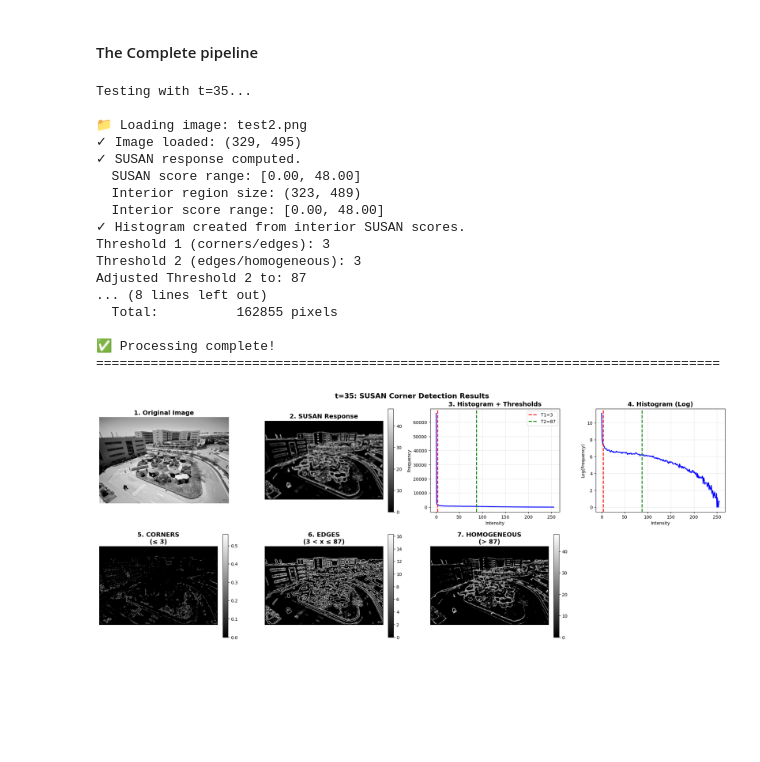
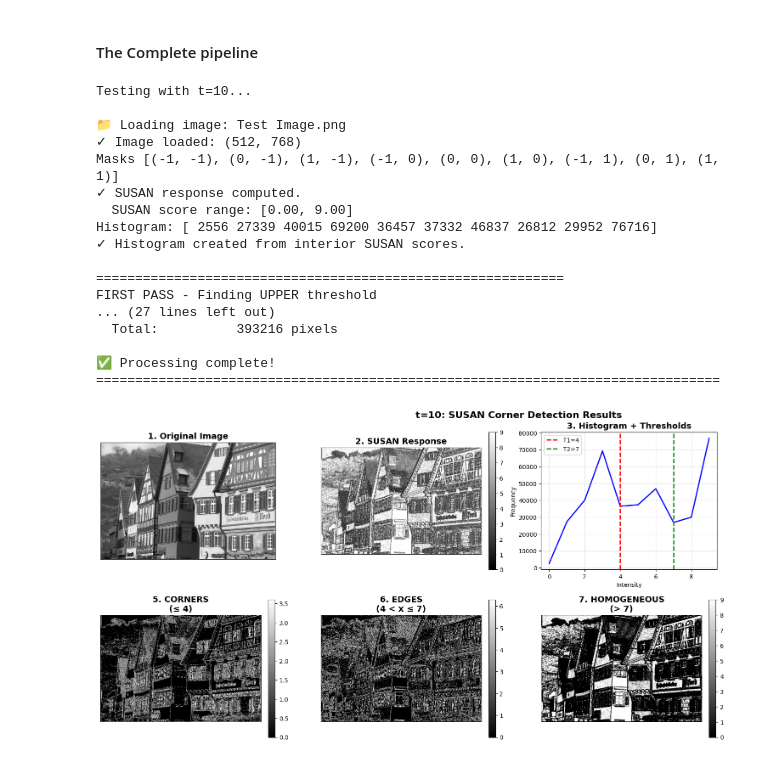
Before and after one commit to MohamedElsaeed424/Corner-and-Edge-Detector, a Jupyter notebook: cv-assignment2.ipynb, the cells around one changed output. Cells and saved outputs as stored; diff of their text form; code cells hidden in the pictures; blank space fills up the shorter version.

```diff
--- a/cv-assignment2.ipynb
+++ b/cv-assignment2.ipynb
@@ -196,6 +198,7 @@ def susan(image, t, radius=3):
     img = image.astype(np.float32)
 
     mask = circular_mask(radius)
+    print ("Masks", mask)
 
     scores = np.zeros((h, w), dtype=np.float32)
     max_score = len(mask)  # Maximum possible USAN (number of pixels in mask)
@@ -221,7 +224,8 @@ def susan(image, t, radius=3):
                 usan_size += c_m
 
             # Invert: small USAN (corners) -> high score (bright)
-            scores[y, x] = max_score - usan_size
+            # scores[y, x] = max_score - usan_size
+            scores[y, x] = usan_size
 
     return scores
 # %% [markdown]
@@ -329,9 +335,9 @@ def GetThreshold(histogram, hull_values):
     """
     differences = hull_values - histogram
 
-    threshold = manual_argmax(differences)
+    threshold_idx = manual_argmax(differences)
 
-    return int(threshold)
+    return int(threshold_idx)
 # %%
 def ApplyThresh(histogram, threshold):
     """
@@ -470,14 +495,14 @@ def plot_comprehensive_results(original, susan_response, histogram,
     plt.legend()
     plt.grid(True, alpha=0.3)
 
-    plt.subplot(3, 4, 4)
-    plt.plot(x, np.log1p(histogram), 'b-', linewidth=2)
-    plt.axvline(t1, color='r', linestyle='--', linewidth=2)
-    plt.axvline(t2, color='g', linestyle='--', linewidth=2)
-    plt.title('4. Histogram (Log)', fontsize=14, fontweight='bold')
-    plt.xlabel('Intensity')
-    plt.ylabel('Log(Frequency)')
-    plt.grid(True, alpha=0.3)
+    # plt.subplot(3, 4, 4)
+    # plt.plot(x, np.log1p(histogram), 'b-', linewidth=2)
+    # plt.axvline(t1, color='r', linestyle='--', linewidth=2)
+    # plt.axvline(t2, color='g', linestyle='--', linewidth=2)
+    # plt.title('4. Histogram (Log)', fontsize=14, fontweight='bold')
+    # plt.xlabel('Intensity')
+    # plt.ylabel('Log(Frequency)')
+    # plt.grid(True, alpha=0.3)
 
     # Row 2: Three regions (intensity)
     plt.subplot(3, 4, 5)
@@ -541,7 +566,7 @@ def run_complete_pipeline(image_path, t_parameter=27, radius=3):
     image = Image.open(image_path)
     image_array = np.array(image)
 
-    # Convert to grayscale if RGB
+
     if len(image_array.shape) == 3:
         gray_image = np.mean(image_array, axis=2).astype(np.uint8)
     else:
@@ -553,14 +578,9 @@ def run_complete_pipeline(image_path, t_parameter=27, radius=3):
     print("✓ SUSAN response computed.")
     print(f"  SUSAN score range: [{manual_min(susan_response):.2f}, {manual_max(susan_response):.2f}]")
 
-    # Extract only the interior (processed) region for histogram
-    h, w = susan_response.shape
-    interior_scores = susan_response[radius:h-radius, radius:w-radius]
-    print(f"  Interior region size: {interior_scores.shape}")
-    print(f"  Interior score range: [{manual_min(interior_scores):.2f}, {manual_max(interior_scores):.2f}]")
 
     # Step 2: Create histogram from INTERIOR SUSAN scores only
-    histogram, bin_edges = susan_histogram(interior_scores, bins=256)
+    histogram, bin_edges = susan_histogram(susan_response, bins=10)
     print("✓ Histogram created from interior SUSAN scores.")
 
     # Step 3: Apply convex hull thresholding (returns bin indices)
@@ -615,31 +635,31 @@ def run_complete_pipeline(image_path, t_parameter=27, radius=3):
     }
 # %%
 
-image_path = 'test2.png'
+image_path = 'Test Image.png'
 # results = run_complete_pipeline(image_path, t_parameter=27, radius=3)
 # plt.show()
 
-t_values = [35]
+t_values = [10]
 
 for idx, t in enumerate(t_values):
     print(f"\nTesting with t={t}...")
-    result = run_complete_pipeline(image_path, t_parameter=t, radius=3)
+    result = run_complete_pipeline(image_path, t_parameter=t, radius=1)
 # %% [output]
-Testing with t=35...
+Testing with t=10...
 
-📁 Loading image: test2.png
-✓ Image loaded: (329, 495)
+📁 Loading image: Test Image.png
+✓ Image loaded: (512, 768)
+Masks [(-1, -1), (0, -1), (1, -1), (-1, 0), (0, 0), (1, 0), (-1, 1), (0, 1), (1, 1)]
 ✓ SUSAN response computed.
-  SUSAN score range: [0.00, 48.00]
-  Interior region size: (323, 489)
-  Interior score range: [0.00, 48.00]
+  SUSAN score range: [0.00, 9.00]
+Histogram: [ 2556 27339 40015 69200 36457 37332 46837 26812 29952 76716]
 ✓ Histogram created from interior SUSAN scores.
-Threshold 1 (corners/edges): 3
-Threshold 2 (edges/homogeneous): 3
-Adjusted Threshold 2 to: 87
-... (8 lines left out)
-  Total:          162855 pixels
+
+============================================================
+FIRST PASS - Finding UPPER threshold
+... (27 lines left out)
+  Total:          393216 pixels
 
 ✅ Processing complete!
 ================================================================================
-[figure, old version]
+[figure, new version]
```
Also changed, not shown: parts of 5 cells of this notebook, 2 other files.
